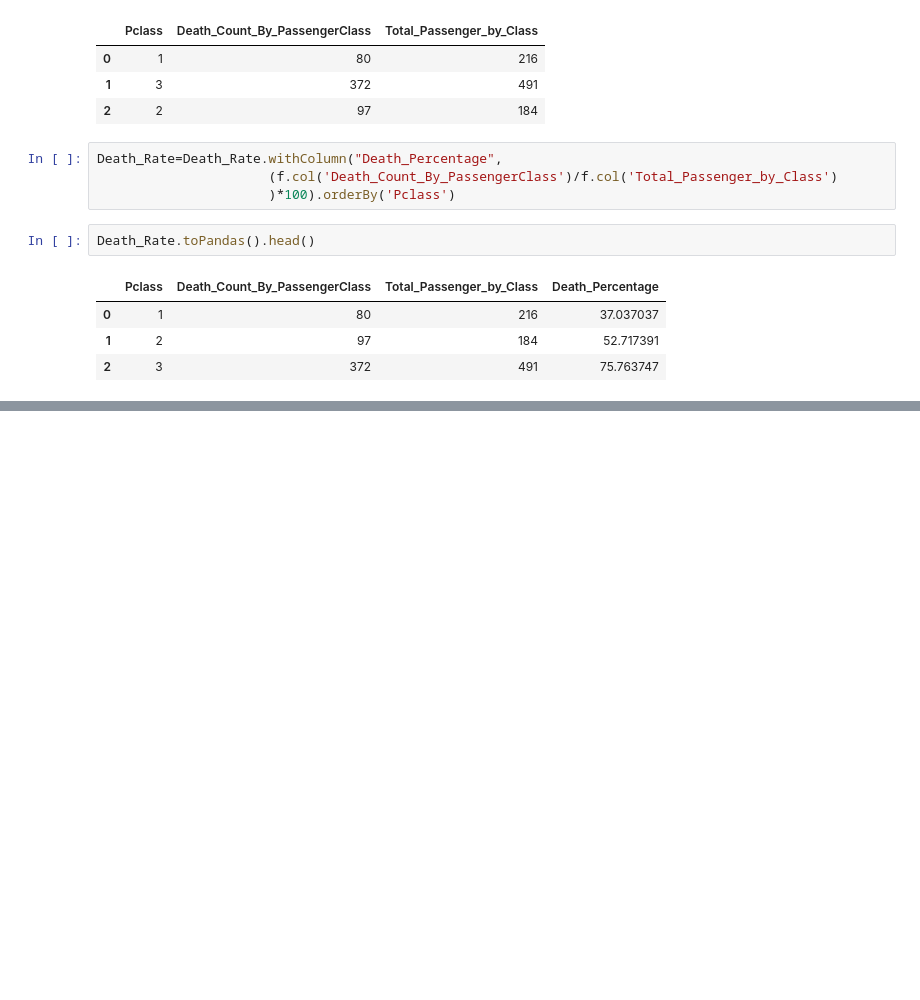
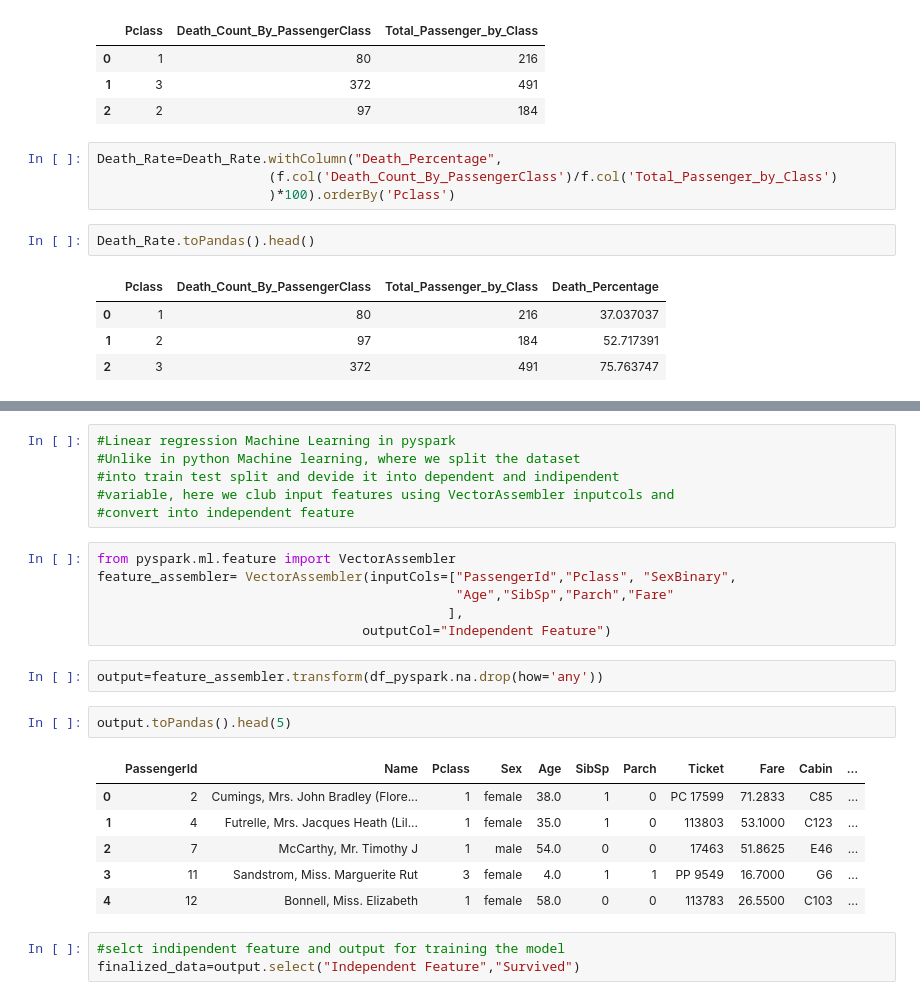
Before and after one commit to SauravKPandey/PySpark_Practice, a Jupyter notebook: PySpark_Practice.ipynb, the cells around one changed output, grey strips where cells are left out. Cells and saved outputs as stored; diff of their text form; blank space fills up the shorter version.

Commit message:
ML-Linear Regression using pyspark

```diff
--- a/PySpark_Practice.ipynb
+++ b/PySpark_Practice.ipynb
@@ -427,0 +446,26 @@ Death_Rate.toPandas().head()
+# %%
+#Linear regression Machine Learning in pyspark
+#Unlike in python Machine learning, where we split the dataset
+#into train test split and devide it into dependent and indipendent
+#variable, here we club input features using VectorAssembler inputcols and
+#convert into independent feature
+# %%
+from pyspark.ml.feature import VectorAssembler
+feature_assembler= VectorAssembler(inputCols=["PassengerId","Pclass", "SexBinary",
+                                              "Age","SibSp","Parch","Fare"
+                                             ],
+                                  outputCol="Independent Feature")
+# %%
+output=feature_assembler.transform(df_pyspark.na.drop(how='any'))
+# %%
+output.toPandas().head(5)
+# %% [output]
+|  | PassengerId | Name | Pclass | Sex | Age | SibSp | Parch | Ticket | Fare | Cabin | ... |
+| 0 | 2 | Cumings, Mrs. John Bradley (Flore... | 1 | female | 38.0 | 1 | 0 | PC 17599 | 71.2833 | C85 | ... |
+| 1 | 4 | Futrelle, Mrs. Jacques Heath (Lil... | 1 | female | 35.0 | 1 | 0 | 113803 | 53.1000 | C123 | ... |
+| 2 | 7 | McCarthy, Mr. Timothy J | 1 | male | 54.0 | 0 | 0 | 17463 | 51.8625 | E46 | ... |
+| 3 | 11 | Sandstrom, Miss. Marguerite Rut | 3 | female | 4.0 | 1 | 1 | PP 9549 | 16.7000 | G6 | ... |
+| 4 | 12 | Bonnell, Miss. Elizabeth | 1 | female | 58.0 | 0 | 0 | 113783 | 26.5500 | C103 | ... |
+# %%
+#selct indipendent feature and output for training the model
+finalized_data=output.select("Independent Feature","Survived")
```
Also changed, not shown: parts of 7 cells of this notebook.
